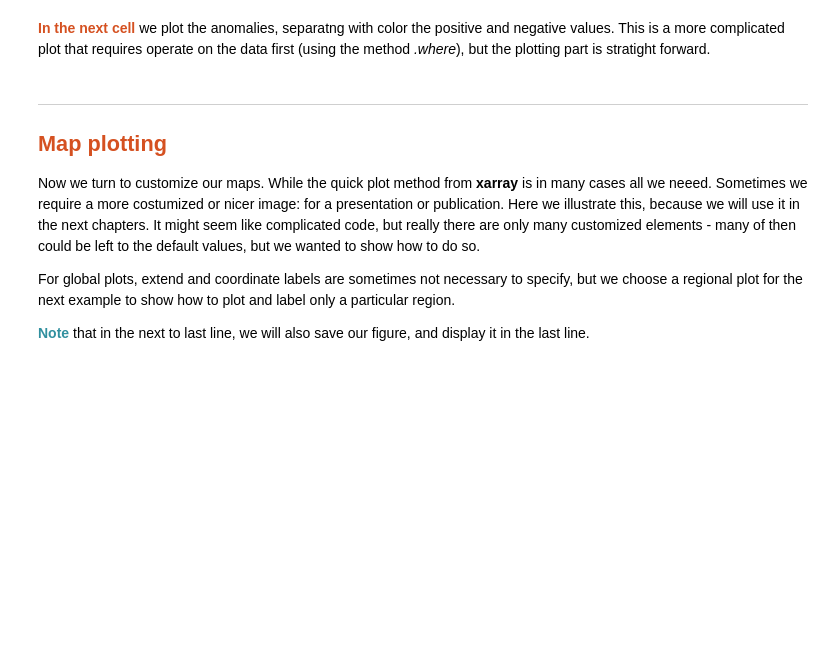
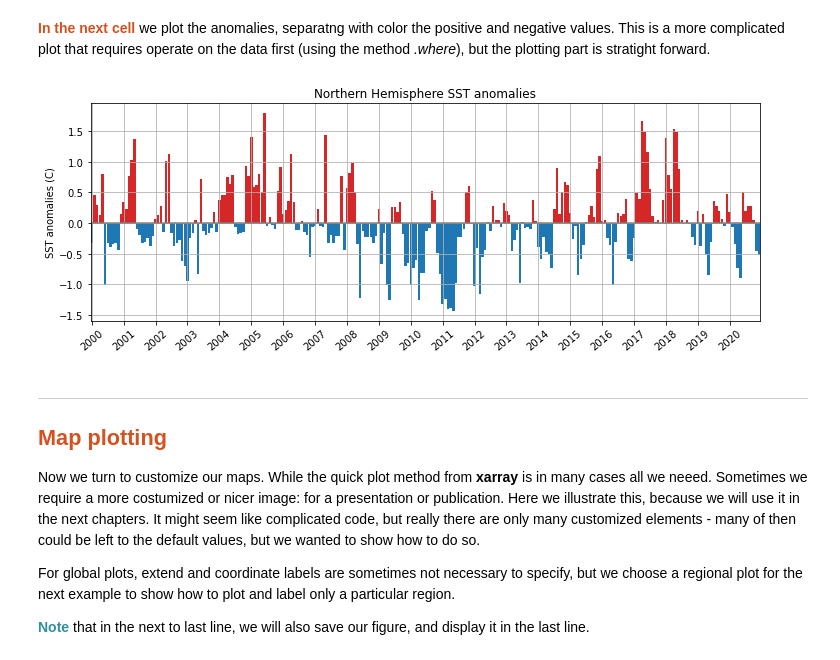
Before and after one commit to marisolgr/python_sat_tutorials, a Jupyter notebook: Ch4b_Plotting_Tools.ipynb, the cells around one changed output. Saved outputs shown, nothing was run; the diff lists cells and outputs as text; code cells hidden in the pictures; blank space fills up the shorter version.

```diff
--- a/Ch4b_Plotting_Tools.ipynb
+++ b/Ch4b_Plotting_Tools.ipynb
@@ -58,16 +78,19 @@ plt.show() # Note that we didn't use this before, but it a necesary line to fina
 # %%
 plt.figure(figsize=(12,4))
 pos = nh_ssta.where(nh_ssta>=0)
 neg = nh_ssta.where(nh_ssta<0)
+dates = nh_ssta.time.dt.year + (nh_ssta.time.dt.month-1)/12
 plt.bar(dates, pos.values, width=1/13, color='tab:red', zorder=1, edgecolor=None)
 plt.bar(dates, neg.values, width=1/13, color='tab:blue',zorder=1)
 plt.axhline(color='grey',zorder=2)
 plt.grid(True, zorder=0)
 plt.ylabel('SST anomalies (C)')
 plt.title('Northern Hemisphere SST anomalies')
 plt.xticks([*range(2000,2021,1)], rotation=40)
 plt.autoscale(enable=True, axis='x', tight=True)
 plt.show()
+# %% [output]
+[figure, added]
 # %% [markdown]
 ***
 ## <font color=#d55121>Map plotting</font>
```
Also changed, not shown: parts of 3 cells of this notebook, 3 other files.
